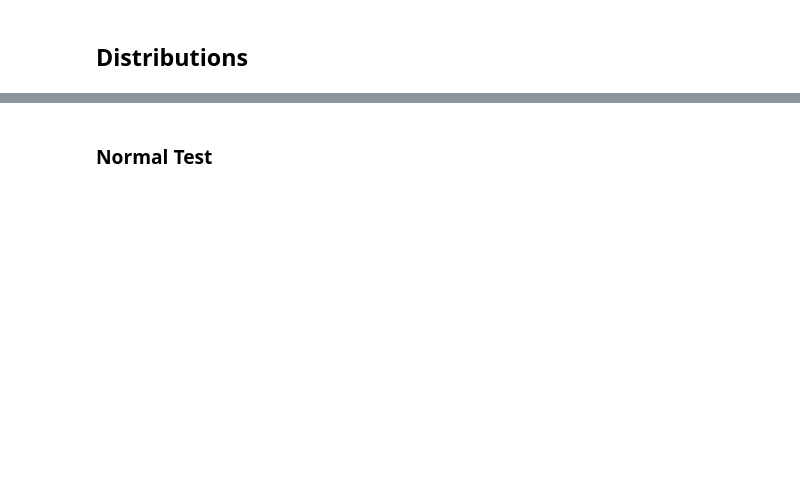
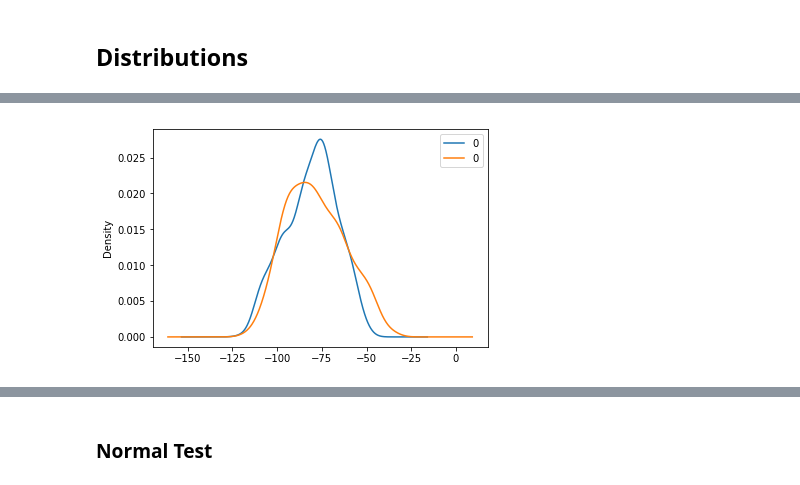
Before and after one commit to thomasgrsp/workaroundmedgan, a Jupyter notebook: notebooks/medgan_pca.ipynb, the cells around one changed output, grey strips where cells are left out. Saved outputs shown, nothing was run; the diff lists cells and outputs as text; code cells hidden in the pictures; blank space fills up the shorter version.

```diff
--- a/notebooks/medgan_pca.ipynb
+++ b/notebooks/medgan_pca.ipynb
@@ -195,6 +196,7 @@ plt.title(title)
 # %%
 fig, ax = plt.subplots()
 
-pd.DataFrame(x_long.plot(kind='density', ax=ax, legend='True')
-pd.DataFrame(x_gen_long).plot(kind='density', ax=ax, legend='Generated')
+pd.DataFrame(x_long).plot(kind='density', ax=ax)
+pd.DataFrame(x_gen_long).plot(kind='density', ax=ax)
+plt.show()
 # %% [output]
@@ -201,0 +203 @@ SyntaxError: invalid syntax (<ipython-input-23-e1fd4c5a292a>, line 4)
+[figure, added]
```
Also changed, not shown: parts of 21 cells of this notebook, 4 other files.
